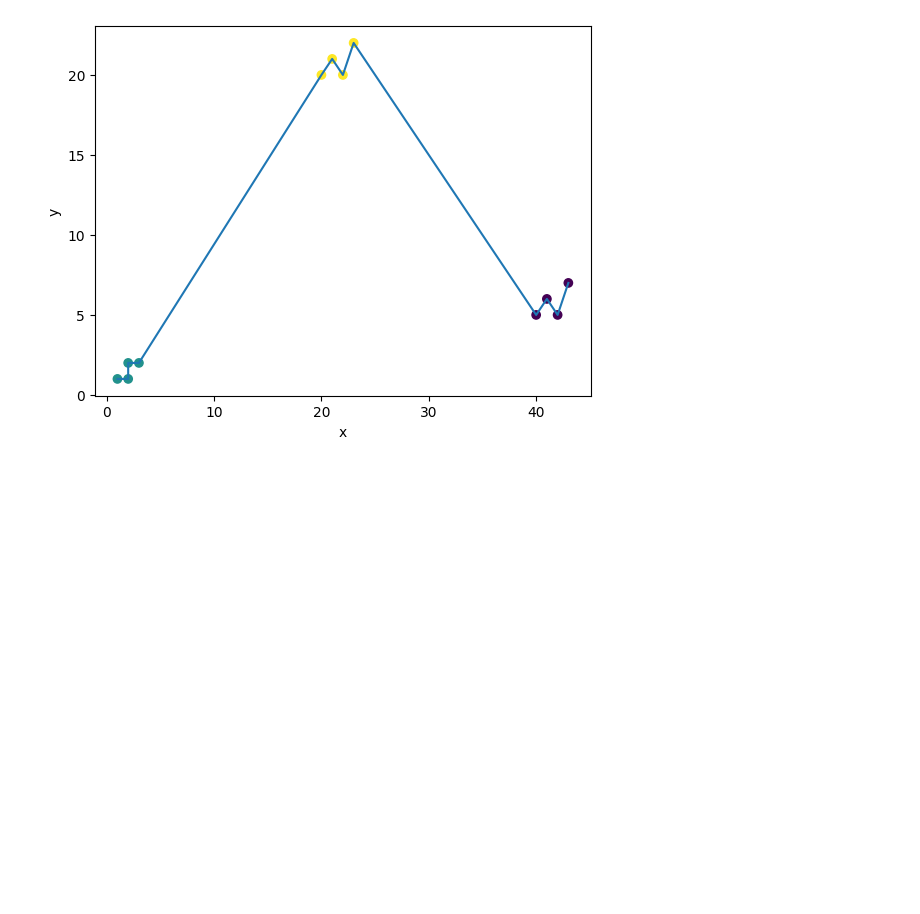
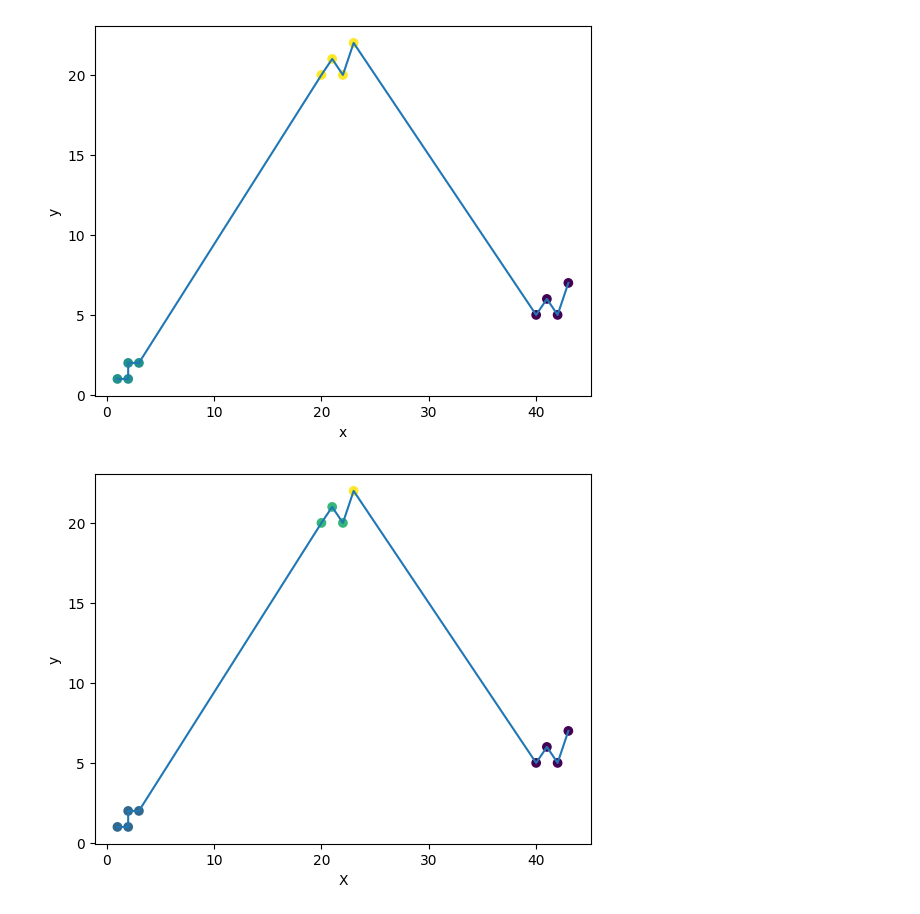
Before and after one commit to ayushpalse01012023-byte/student-performance-app, a Jupyter notebook: hierar.ipynb, the cells around one changed output. Saved outputs shown, nothing was run; the diff lists cells and outputs as text; code cells hidden in the pictures; blank space fills up the shorter version.

```diff
--- a/hierar.ipynb
+++ b/hierar.ipynb
@@ -46,3 +46,27 @@ plt.ylabel("y")
 plt.show()
 # %% [output]
 [figure]
+# %%
+import pandas as pd
+from sklearn.preprocessing import StandardScaler
+from sklearn.cluster import AgglomerativeClustering
+import matplotlib.pyplot as plt
+
+df = pd.DataFrame({
+    "x":[1,2,2,3,20,21,22,23,40,41,42,43],
+    "y":[1,1,2,2,20,21,20,22,5,6,5,7]
+})
+
+X= df[["x", "y"]]
+std = StandardScaler()
+scaled =std.fit_transform(X)
+model = AgglomerativeClustering(n_clusters= 4)
+df["group"]= model.fit_predict(scaled)
+df
+plt.scatter(df["x"], df["y"], c=df["group"], cmap="viridis")
+plt.plot(df["x"], df["y"])
+plt.xlabel("X")
+plt.ylabel("y")
+plt.show()
+# %% [output]
+[figure, added]
```
